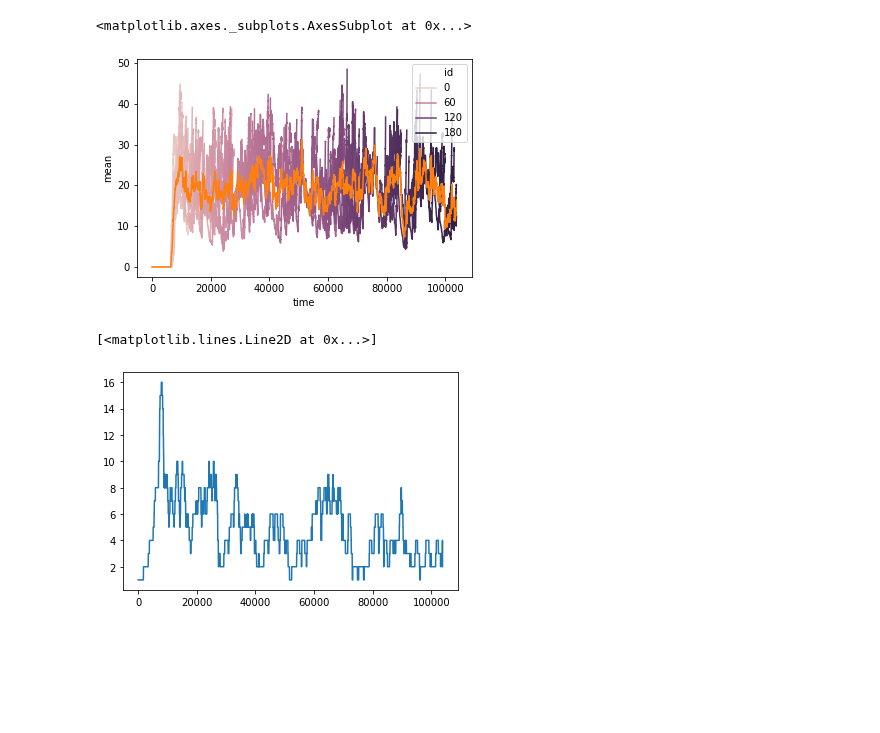
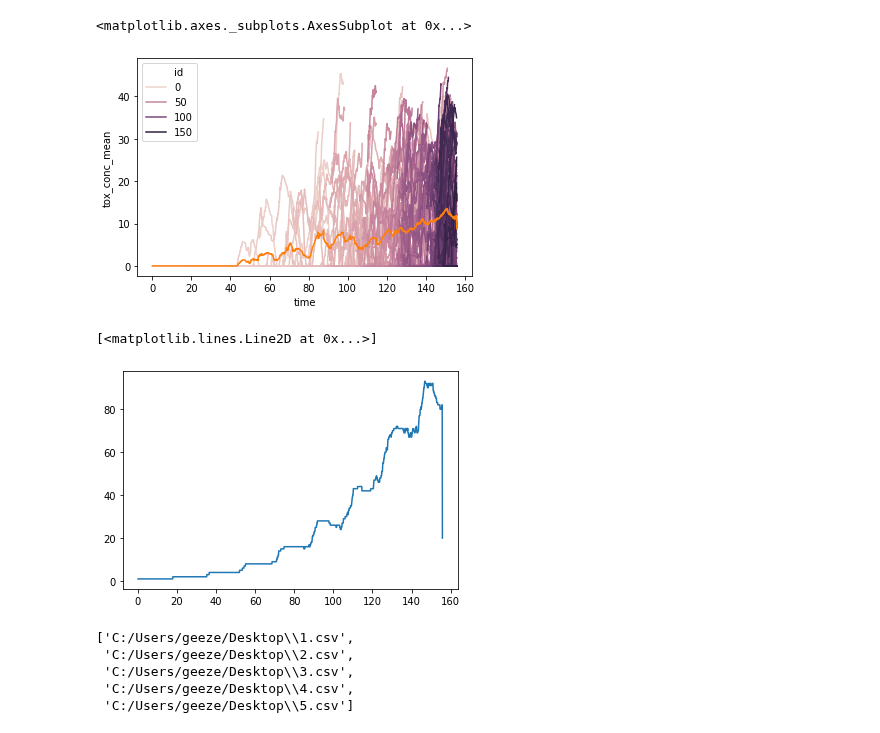
Before and after one commit to geezerbriefs/xpspython, a Jupyter notebook: simulation/look at gro output.ipynb, the cells around one changed output. Cells and saved outputs as stored; diff of their text form; code cells hidden in the pictures; blank space fills up the shorter version.

```diff
--- a/simulation/look at gro output.ipynb
+++ b/simulation/look at gro output.ipynb
@@ -35,5 +35,5 @@ df
 # %%
-df['tox_conc'] = df['tox_prot'] / df['vol']
+df['tox_conc'] = df['tox_prot'] / df['volume']
 # %%
 def gro_pop_size (gro_output_df):
 
@@ -78,6 +62,8 @@ gro_channel_mean(df, 'seq_complex')
+# %%
+meandf = gro_channel_mean(df, 'tox_conc')
 # %%
 sns.lineplot(x='time', y='tox_conc', hue='id', data=df)
-sns.lineplot(x='time', y='mean', data=meandf)
+sns.lineplot(x='time', y='tox_conc_mean', data=meandf)
 # %% [output]
 <matplotlib.axes._subplots.AxesSubplot at 0x...>
-[figure, old version]
+[figure, new version]
@@ -84,5 +75,5 @@ sns.lineplot(x='time', y='mean', data=meandf)
 # %%
-plt.plot(df['time'].unique(), pop_size)
+plt.plot(df['time'].unique(), pop_df['pop_size'])
 # %% [output]
 [<matplotlib.lines.Line2D at 0x...>]
-[figure, old version]
+[figure, new version]
@@ -88,0 +91,8 @@ plt.plot(df['time'].unique(), pop_size)
+# %%
+files
+# %% [output]
+['C:/Users/geeze/Desktop\\1.csv',
+ 'C:/Users/geeze/Desktop\\2.csv',
+ 'C:/Users/geeze/Desktop\\3.csv',
+ 'C:/Users/geeze/Desktop\\4.csv',
+ 'C:/Users/geeze/Desktop\\5.csv']
```
Also changed, not shown: parts of 9 cells of this notebook, 9 other files.
